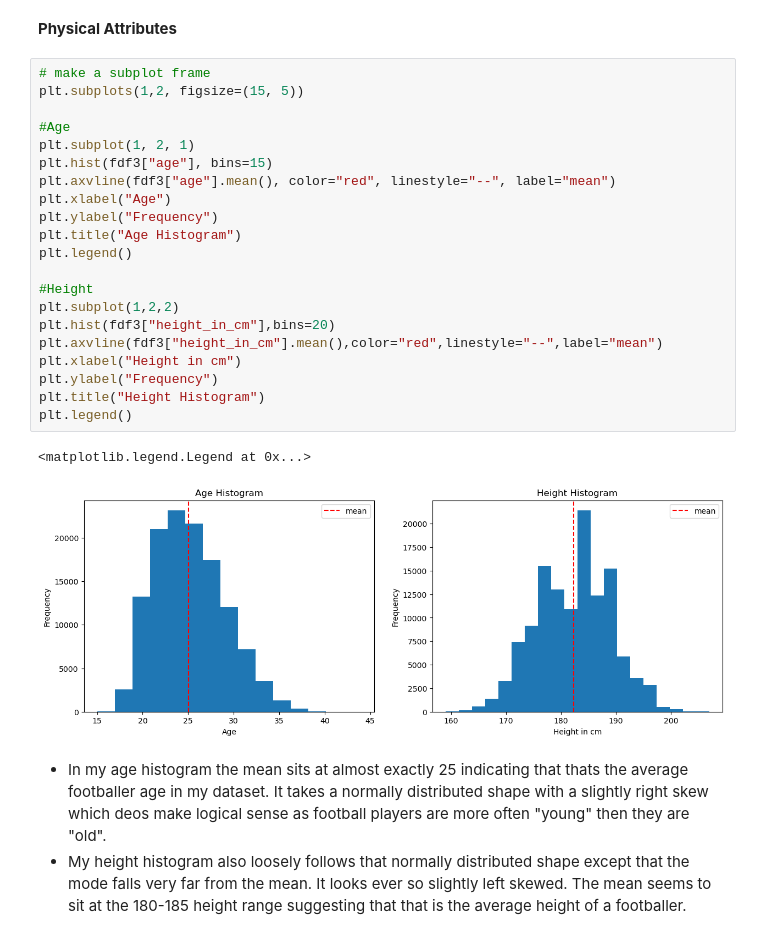
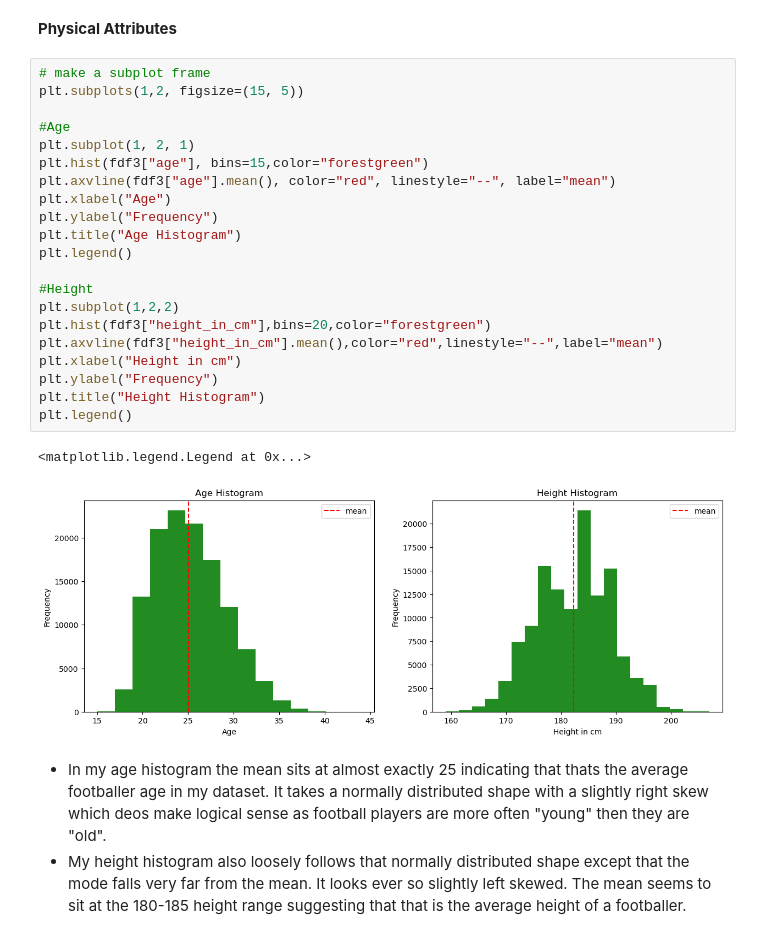
Before and after one commit to MohamedFarah12/The-Potential-Of-Football-Transfer-Valuations---Capstone-Project, a Jupyter notebook: notebooks/02-Exploratory Data Analysis.ipynb, the cells around one changed output. Drawn from its saved outputs; the diff is of its cells as text.

```diff
--- a/notebooks/02-Exploratory Data Analysis.ipynb
+++ b/notebooks/02-Exploratory Data Analysis.ipynb
@@ -71,27 +61,27 @@ plt.show()
 # %%
 # make a subplot frame
 plt.subplots(1,2, figsize=(15, 5))
 
 #Age
 plt.subplot(1, 2, 1)
-plt.hist(fdf3["age"], bins=15)
+plt.hist(fdf3["age"], bins=15,color="forestgreen")
 plt.axvline(fdf3["age"].mean(), color="red", linestyle="--", label="mean")
 plt.xlabel("Age")
 plt.ylabel("Frequency")
 plt.title("Age Histogram")
 plt.legend()
 
 #Height
 plt.subplot(1,2,2)
-plt.hist(fdf3["height_in_cm"],bins=20)
+plt.hist(fdf3["height_in_cm"],bins=20,color="forestgreen")
 plt.axvline(fdf3["height_in_cm"].mean(),color="red",linestyle="--",label="mean")
 plt.xlabel("Height in cm")
 plt.ylabel("Frequency")
 plt.title("Height Histogram")
 plt.legend()
 # %% [output]
 <matplotlib.legend.Legend at 0x...>
-[figure, old version]
+[figure, new version]
 # %% [markdown]
 * In my age histogram the mean sits at almost exactly 25 indicating that thats the average footballer age in my dataset. It takes a normally distributed shape with a slightly right skew which deos make logical sense as football players are more often "young" then they are "old".
 * My height histogram also loosely follows that normally distributed shape except that the mode falls very far from the mean. It looks ever so slightly left skewed. The mean seems to sit at the 180-185 height range suggesting that that is the average height of a footballer.
```
Also changed, not shown: parts of 8 cells of this notebook, 3 other files.
